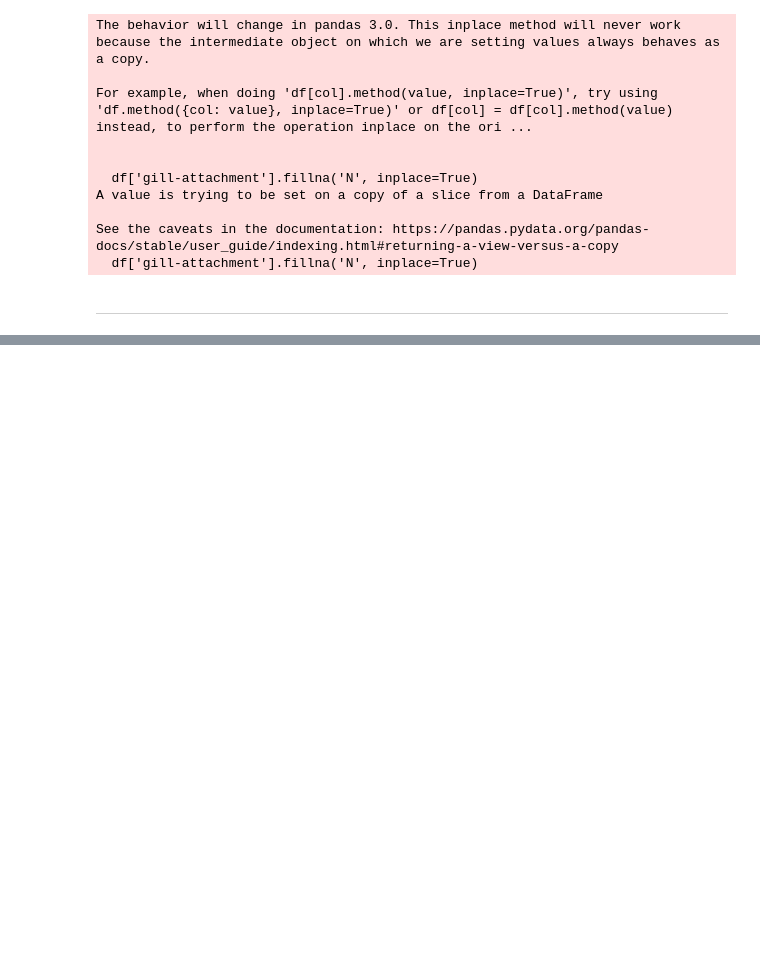
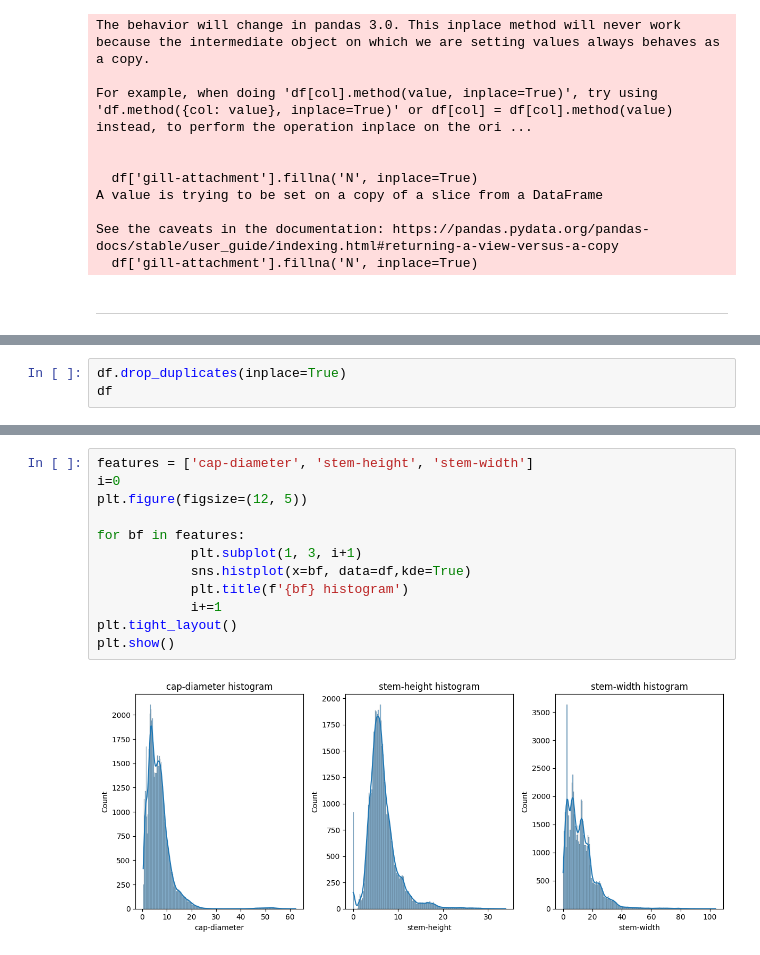
Before and after one commit to Abdallahyasser14/Mushroom-Dataset-Analysis-and-Classification, a Jupyter notebook: Mushroom.ipynb, the cells around one changed output, grey strips where cells are left out. Drawn from its saved outputs; the diff is of its cells as text; blank space fills up the shorter version.

```diff
--- a/Mushroom.ipynb
+++ b/Mushroom.ipynb
@@ -561,0 +513,3 @@ See the caveats in the documentation: https://pandas.pydata.org/pandas-docs/stab
+# %%
+df.drop_duplicates(inplace=True)
+df
@@ -561,0 +549,14 @@ See the caveats in the documentation: https://pandas.pydata.org/pandas-docs/stab
+# %%
+features = ['cap-diameter', 'stem-height', 'stem-width']
+i=0
+plt.figure(figsize=(12, 5))
+
+for bf in features:
+            plt.subplot(1, 3, i+1)
+            sns.histplot(x=bf, data=df,kde=True)
+            plt.title(f'{bf} histogram')
+            i+=1
+plt.tight_layout()
+plt.show()
+# %% [output]
+[figure, added]
```
Also changed, not shown: parts of 21 cells of this notebook.
